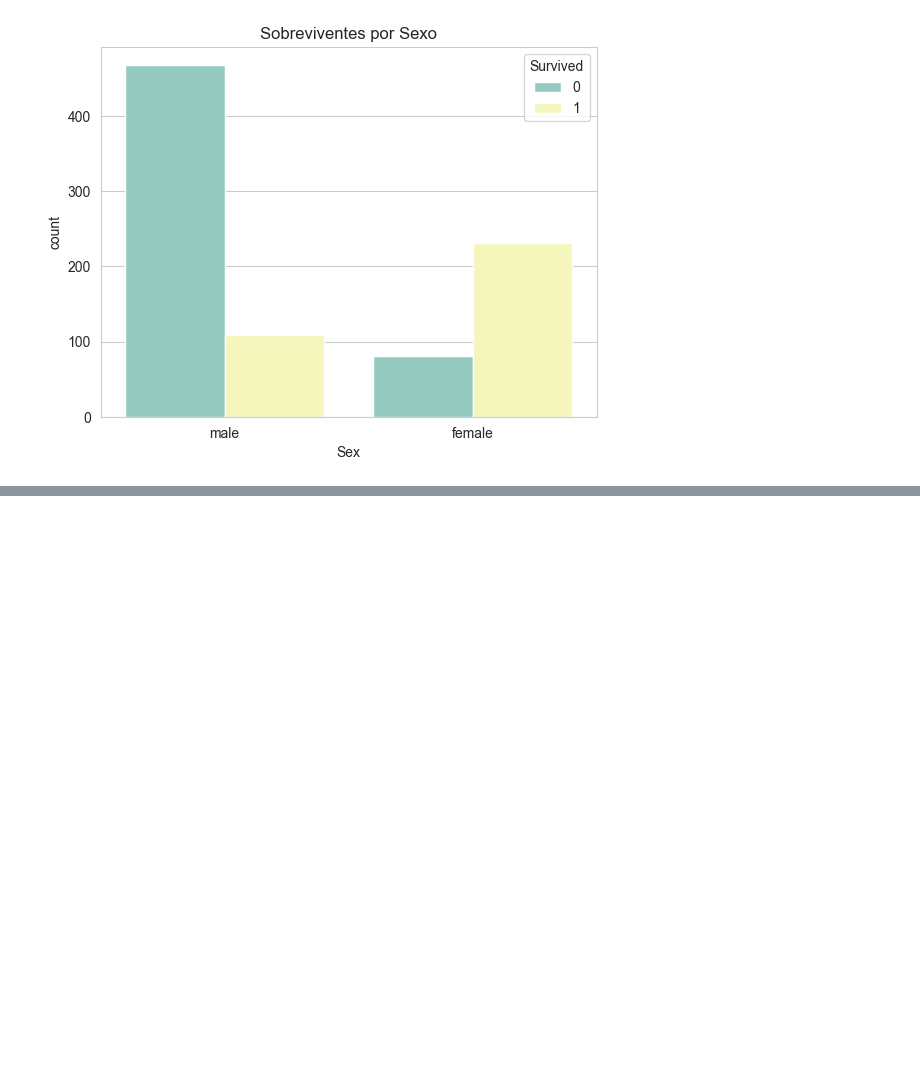
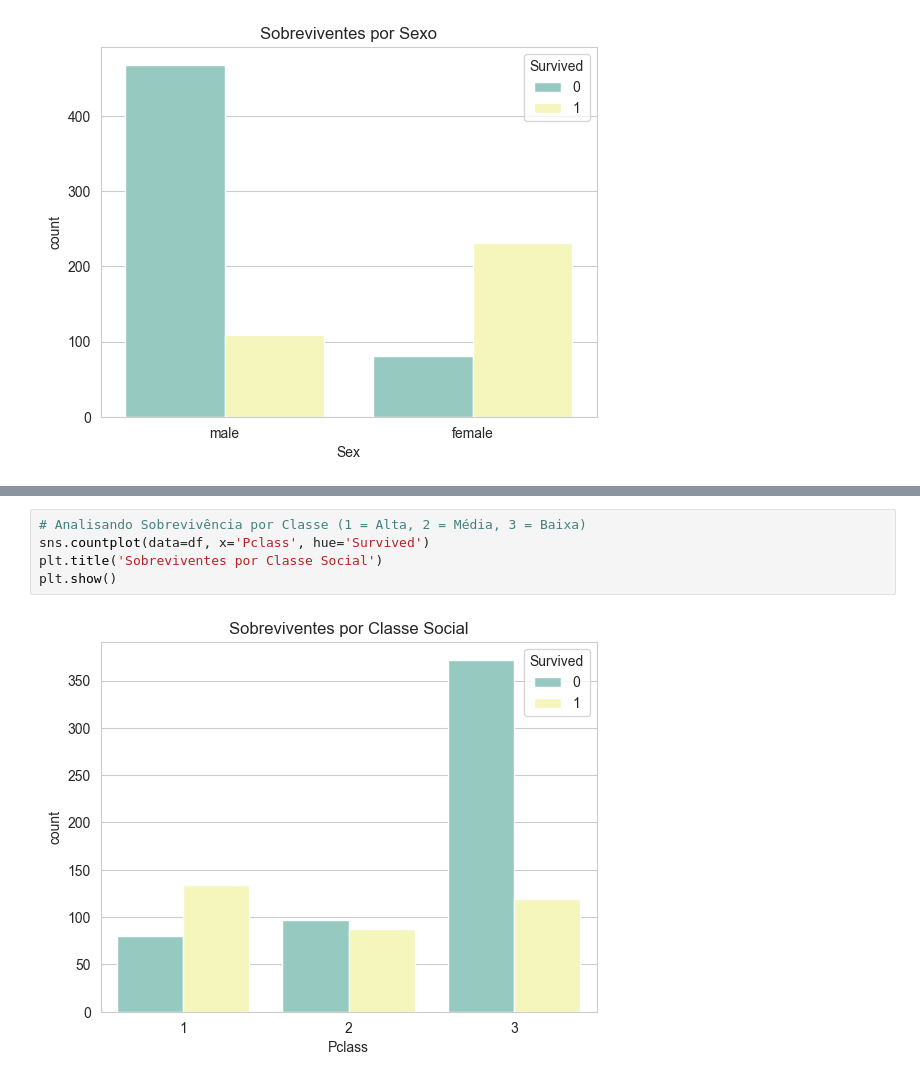
Before and after one commit to smartielo/titanic-analise, a Jupyter notebook: analise.ipynb, the cells around one changed output, grey strips where cells are left out. Cells and saved outputs as stored; diff of their text form; blank space fills up the shorter version.

Commit message:
Analise de vitimas por nível social e sexo

```diff
--- a/analise.ipynb
+++ b/analise.ipynb
@@ -89,0 +94,7 @@ plt.show()
+# %%
+# Analisando Sobrevivência por Classe (1 = Alta, 2 = Média, 3 = Baixa)
+sns.countplot(data=df, x='Pclass', hue='Survived')
+plt.title('Sobreviventes por Classe Social')
+plt.show()
+# %% [output]
+[figure, added]
```
Also changed, not shown: parts of 2 cells of this notebook.
